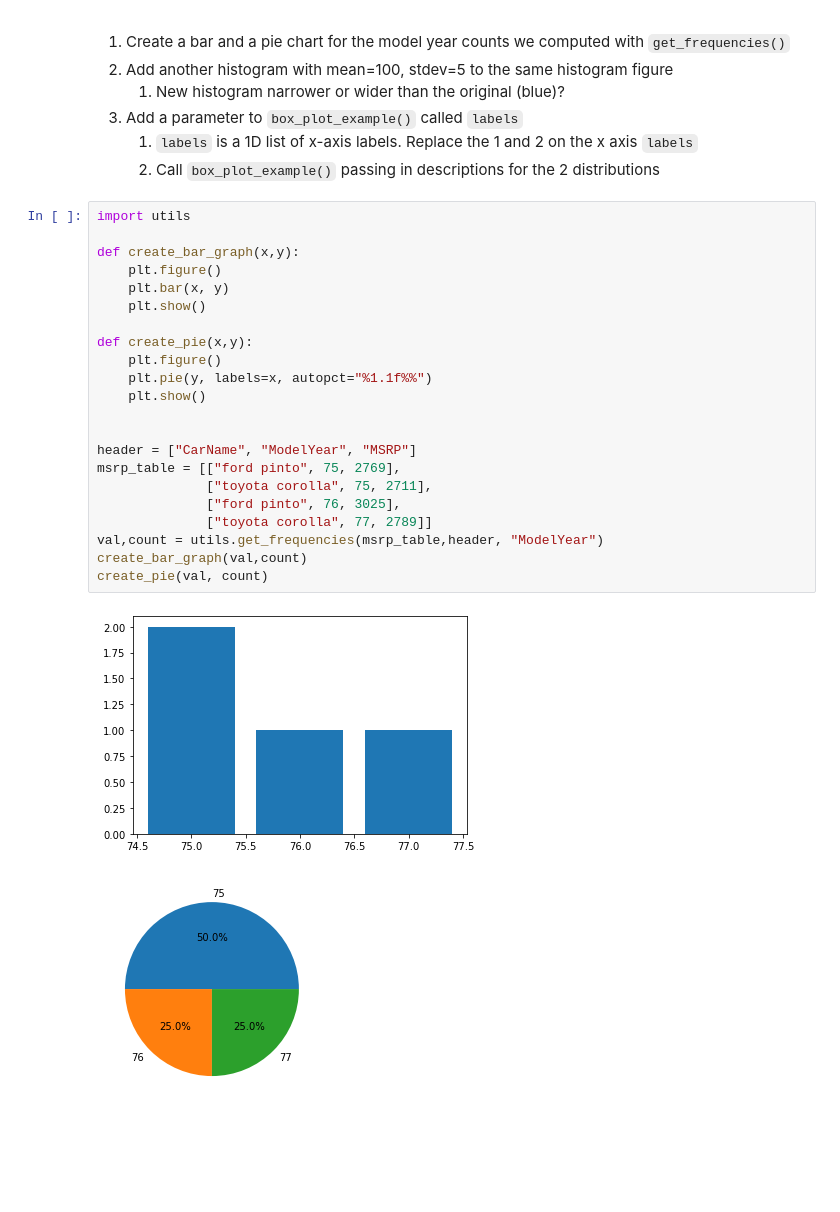
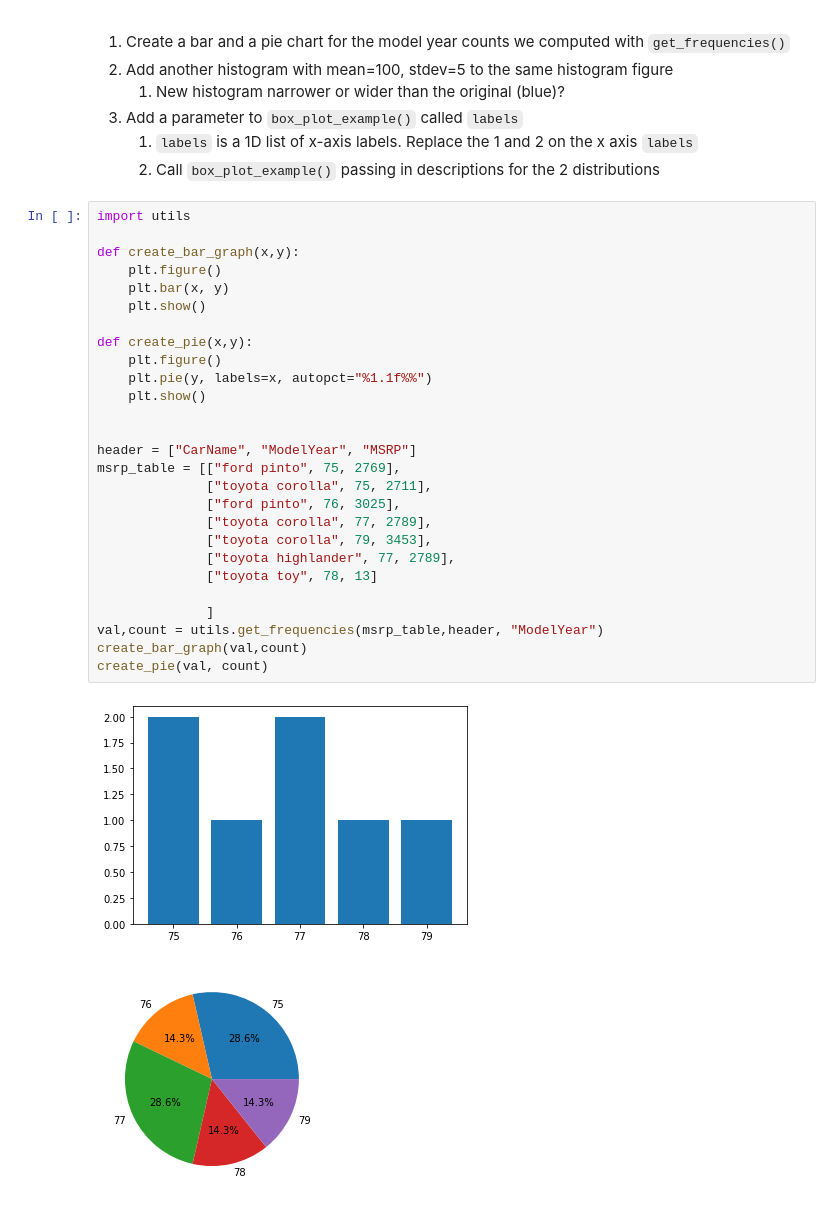
Before and after one commit to dpmacisaac/HelloWorldPersonalGH, a Jupyter notebook: MatplotlibExamples.ipynb, the cells around one changed output. Cells and saved outputs as stored; diff of their text form; blank space fills up the shorter version.

```diff
--- a/MatplotlibExamples.ipynb
+++ b/MatplotlibExamples.ipynb
@@ -152,25 +152,30 @@ box_plot_example([normal_data, normal_data2])
 # %%
 import utils
 
 def create_bar_graph(x,y):
     plt.figure()
     plt.bar(x, y)
     plt.show()
 
 def create_pie(x,y):
     plt.figure()
     plt.pie(y, labels=x, autopct="%1.1f%%")
     plt.show()
 
 
 header = ["CarName", "ModelYear", "MSRP"]
 msrp_table = [["ford pinto", 75, 2769],
               ["toyota corolla", 75, 2711],
               ["ford pinto", 76, 3025],
-              ["toyota corolla", 77, 2789]]
+              ["toyota corolla", 77, 2789],
+              ["toyota corolla", 79, 3453],
+              ["toyota highlander", 77, 2789],
+              ["toyota toy", 78, 13]
+
+              ]
 val,count = utils.get_frequencies(msrp_table,header, "ModelYear")
 create_bar_graph(val,count)
 create_pie(val, count)
 # %% [output]
-[figure, old version]
+[figure, new version]
-[figure, old version]
+[figure, new version]
```
Also changed, not shown: parts of 6 cells of this notebook, 2 other files.
